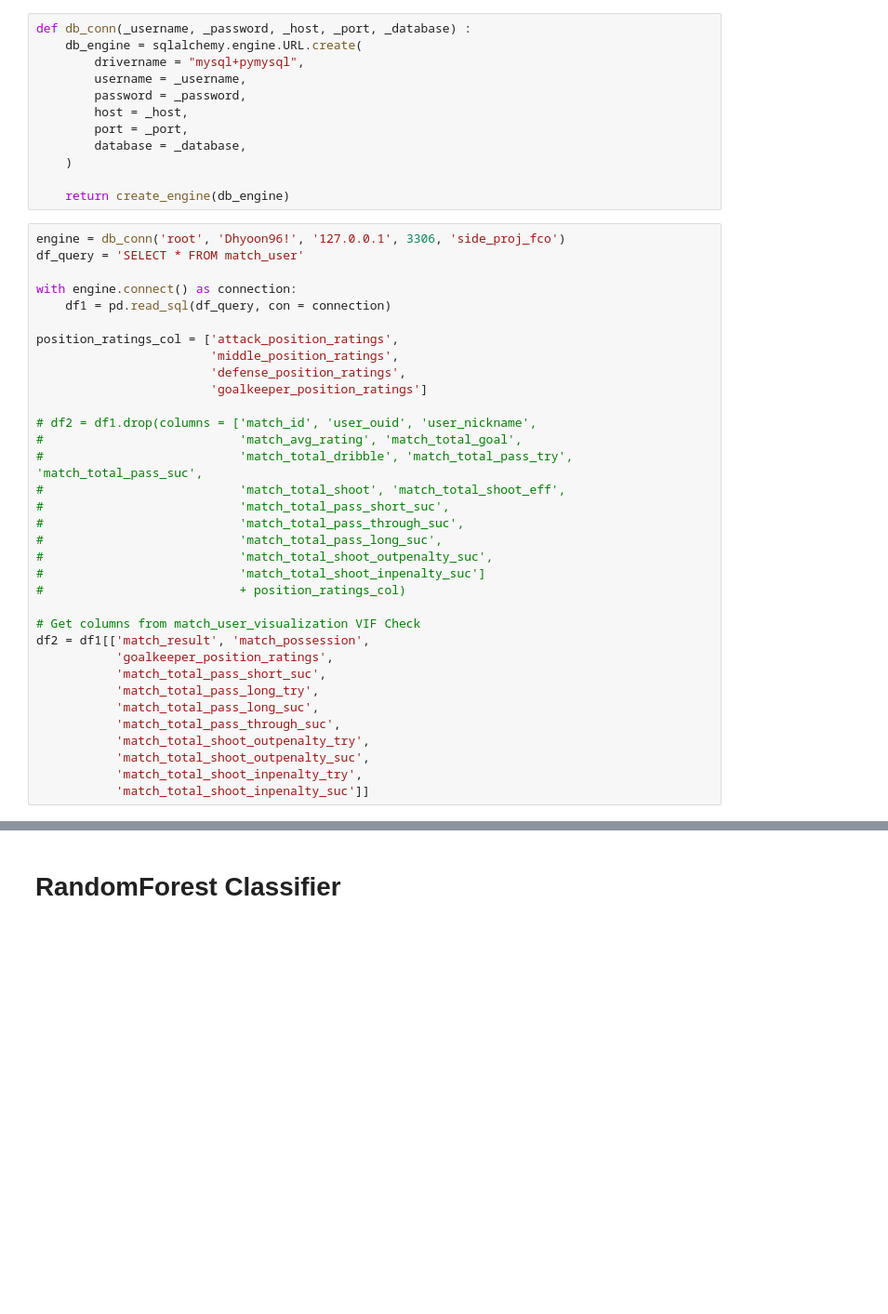
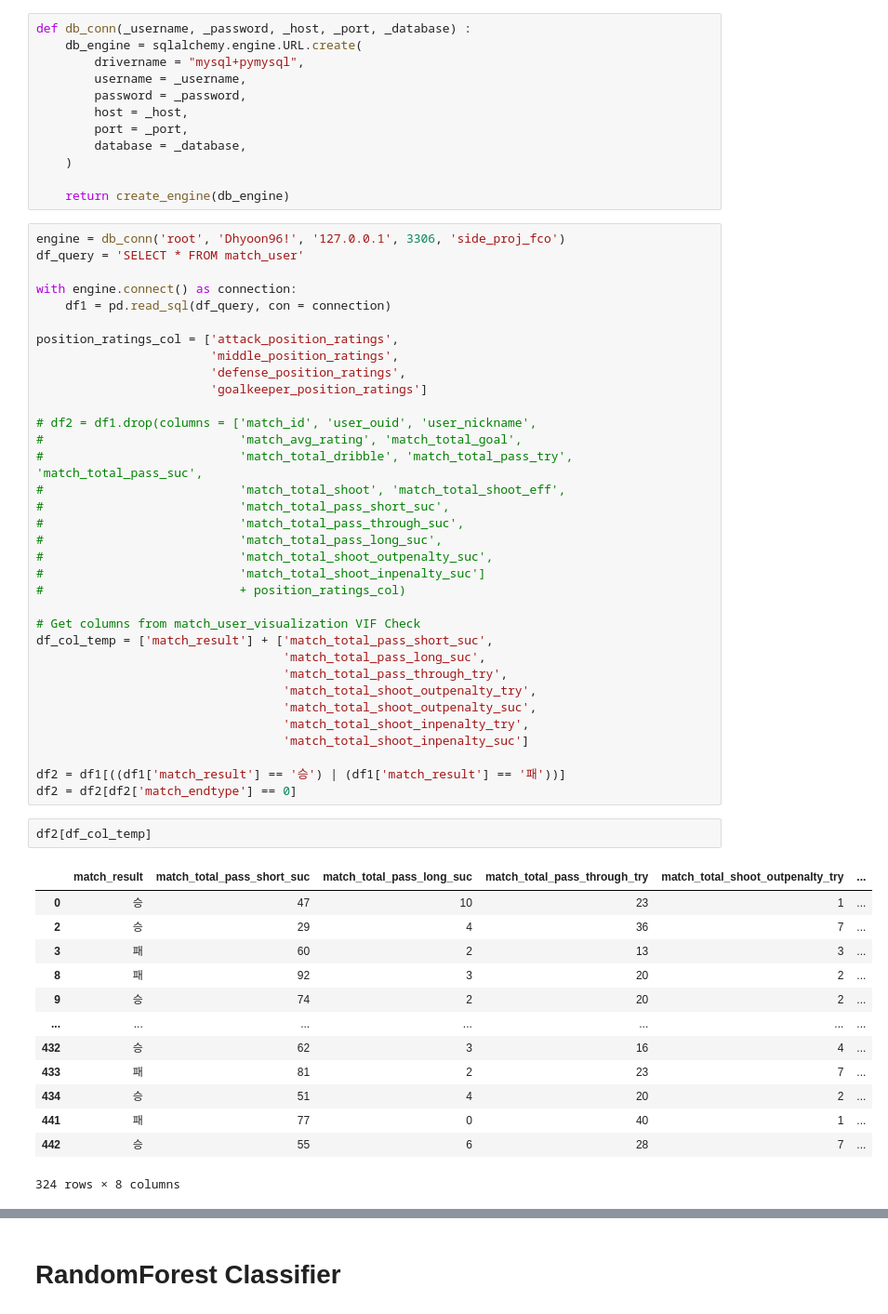
Before and after one commit to dohyun96305/Side_Proj_FCO, a Jupyter notebook: temp_folder/Jupyter_Notebook/modeling_match_user.ipynb, the cells around one changed output, grey strips where cells are left out. Shown at 93% size. Saved outputs shown, nothing was run; the diff lists cells and outputs as text; blank space fills up the shorter version.

```diff
--- a/temp_folder/Jupyter_Notebook/modeling_match_user.ipynb
+++ b/temp_folder/Jupyter_Notebook/modeling_match_user.ipynb
@@ -71,14 +71,30 @@ position_ratings_col = ['attack_position_ratings',
 #                           + position_ratings_col)
 
 # Get columns from match_user_visualization VIF Check
-df2 = df1[['match_result', 'match_possession',
-           'goalkeeper_position_ratings',
-           'match_total_pass_short_suc',
-           'match_total_pass_long_try',
-           'match_total_pass_long_suc',
-           'match_total_pass_through_suc',
-           'match_total_shoot_outpenalty_try',
-           'match_total_shoot_outpenalty_suc',
-           'match_total_shoot_inpenalty_try',
-           'match_total_shoot_inpenalty_suc']]
+df_col_temp = ['match_result'] + ['match_total_pass_short_suc',
+                                  'match_total_pass_long_suc',
+                                  'match_total_pass_through_try',
+                                  'match_total_shoot_outpenalty_try',
+                                  'match_total_shoot_outpenalty_suc',
+                                  'match_total_shoot_inpenalty_try',
+                                  'match_total_shoot_inpenalty_suc']
+
+df2 = df1[((df1['match_result'] == '승') | (df1['match_result'] == '패'))]
+df2 = df2[df2['match_endtype'] == 0]
+# %%
+df2[df_col_temp]
+# %% [output]
+|  | match_result | match_total_pass_short_suc | match_total_pass_long_suc | match_total_pass_through_try | match_total_shoot_outpenalty_try | ... |
+| 0 | 승 | 47 | 10 | 23 | 1 | ... |
+| 2 | 승 | 29 | 4 | 36 | 7 | ... |
+| 3 | 패 | 60 | 2 | 13 | 3 | ... |
+| 8 | 패 | 92 | 3 | 20 | 2 | ... |
+| 9 | 승 | 74 | 2 | 20 | 2 | ... |
+| ... | ... | ... | ... | ... | ... | ... |
+| 432 | 승 | 62 | 3 | 16 | 4 | ... |
+| 433 | 패 | 81 | 2 | 23 | 7 | ... |
+| 434 | 승 | 51 | 4 | 20 | 2 | ... |
+| 441 | 패 | 77 | 0 | 40 | 1 | ... |
+| 442 | 승 | 55 | 6 | 28 | 7 | ... |
+324 rows × 8 columns
 # %%
```
Also changed, not shown: parts of 8 cells of this notebook, 2 other files.
